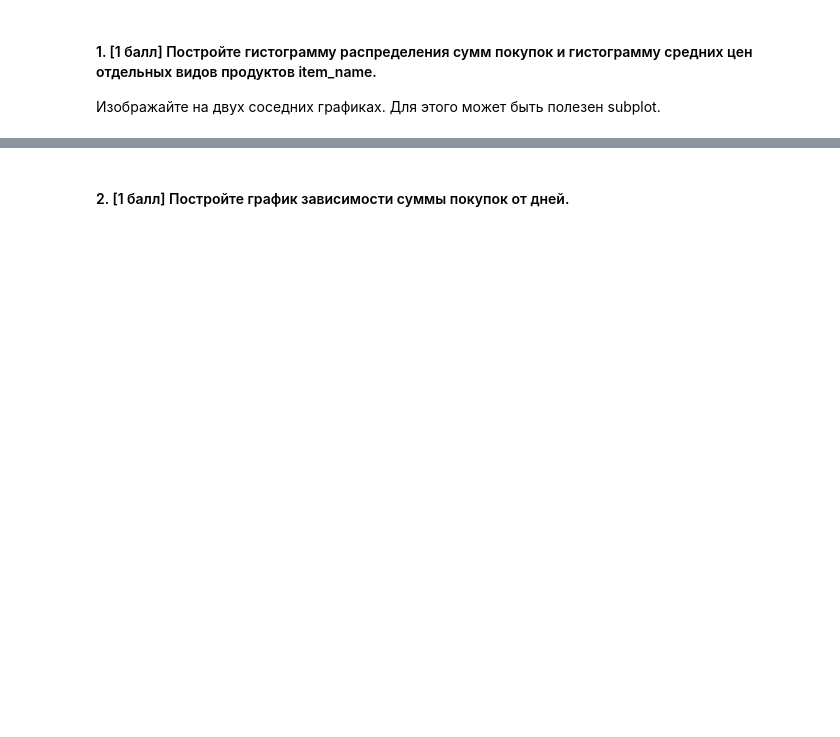
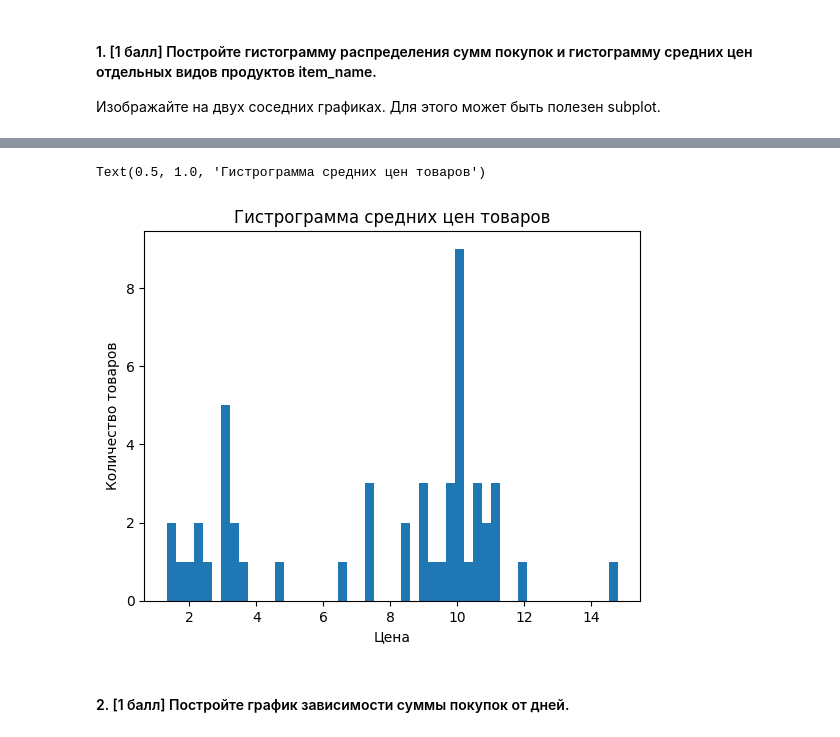
Before and after one commit to npmbd/MachineLearning2023, a Jupyter notebook: homework-practice-01-pandas.ipynb, the cells around one changed output, grey strips where cells are left out. Cells and saved outputs as stored; diff of their text form; code cells hidden in the pictures; blank space fills up the shorter version.

```diff
--- a/homework-practice-01-pandas.ipynb
+++ b/homework-practice-01-pandas.ipynb
@@ -177,2 +567,10 @@ df['date'] = df.order_id.map(dates['date'])
+# %%
+plt.hist(np.array(df.groupby('item_name')['price'].mean()), bins=50)
+plt.xlabel("Цена")
+plt.ylabel("Количество товаров")
+plt.title("Гистрограмма средних цен товаров")
+# %% [output]
+Text(0.5, 1.0, 'Гистрограмма средних цен товаров')
+[figure, added]
 # %% [markdown]
 #### 2. [1 балл] Постройте график зависимости суммы покупок от дней.
```
Also changed, not shown: parts of 73 cells of this notebook, 2 other files.
